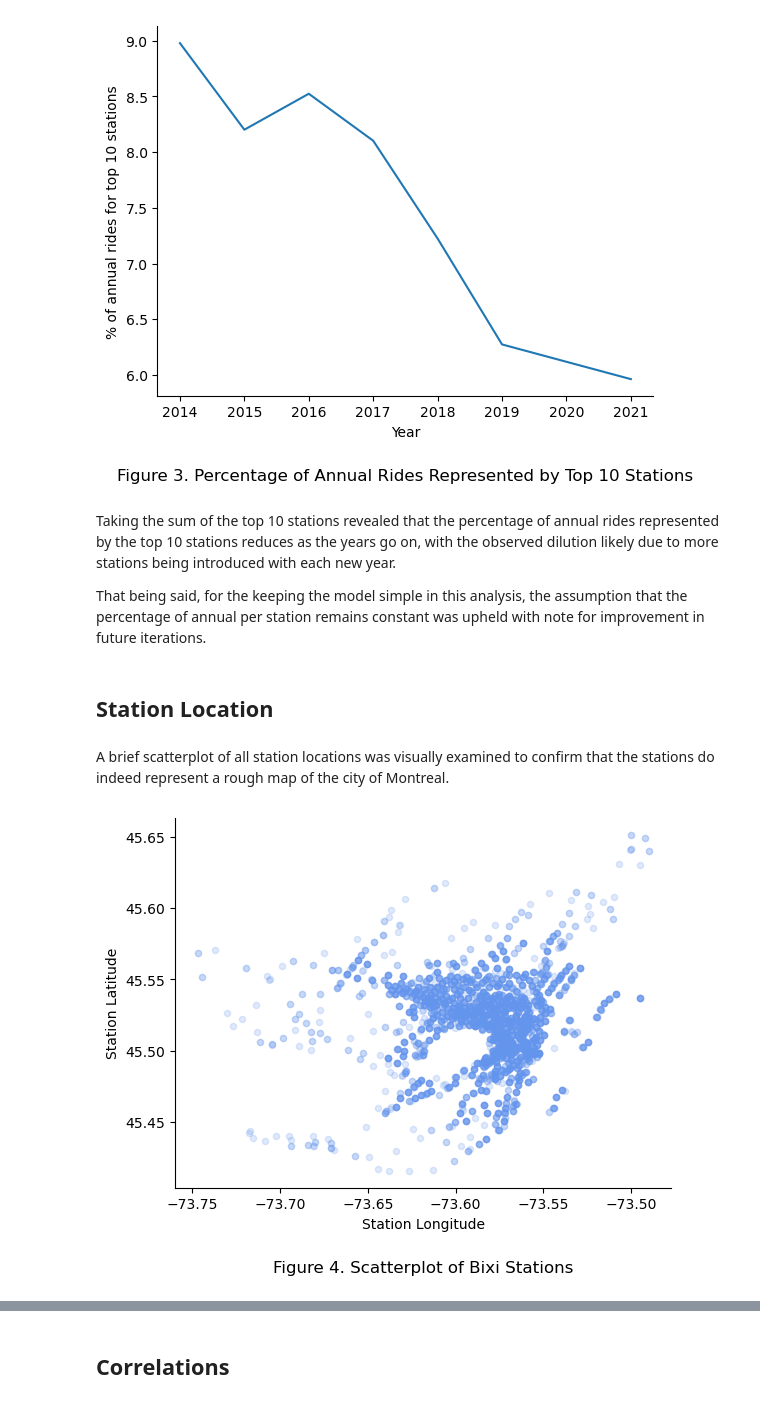
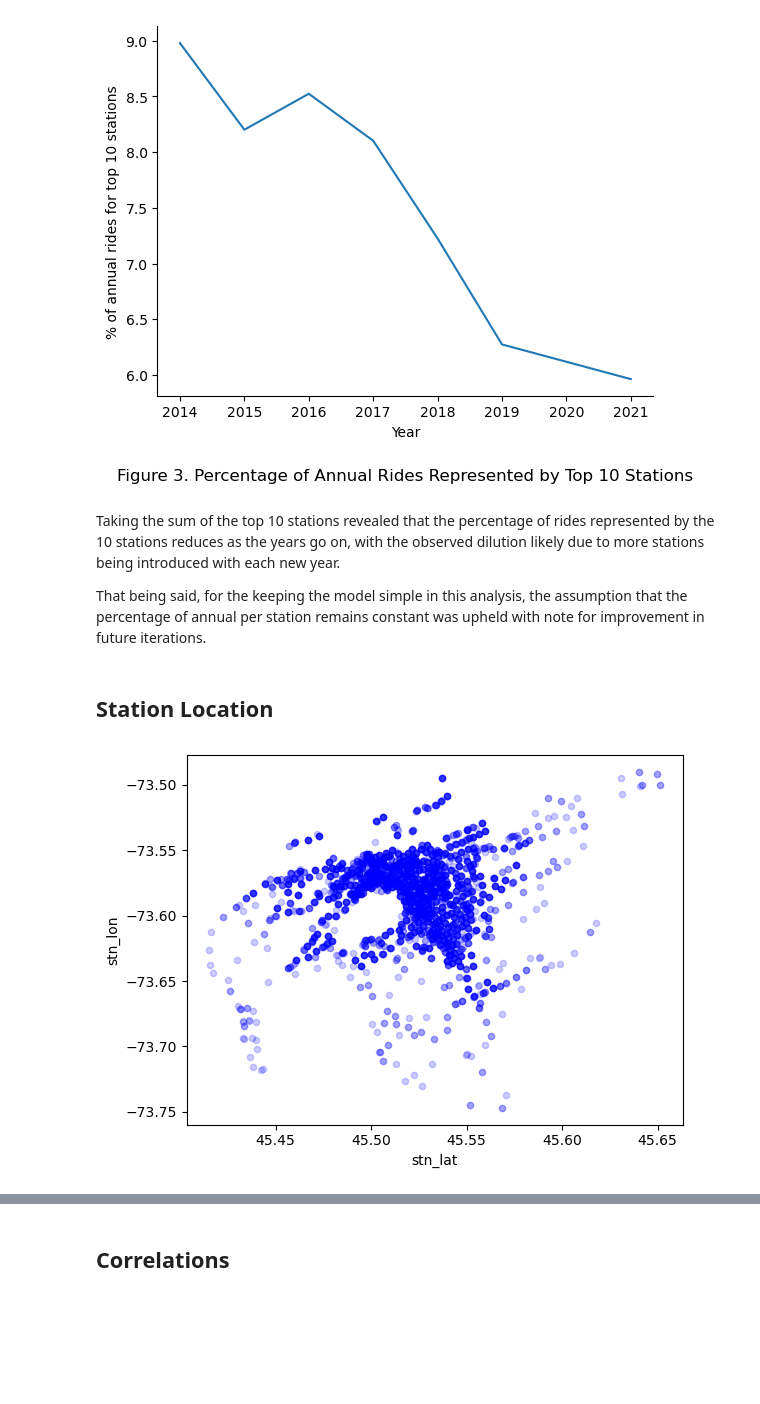
Before and after one commit to andrewyewcy/velocipede, a Jupyter notebook: 21_notebooks/030_modelling_with_location.ipynb, the cells around one changed output, grey strips where cells are left out. Cells and saved outputs as stored; diff of their text form; code cells hidden in the pictures; blank space fills up the shorter version.

```diff
--- a/21_notebooks/030_modelling_with_location.ipynb
+++ b/21_notebooks/030_modelling_with_location.ipynb
@@ -213,0 +141,2 @@ df.to_csv(f"../12_processed_data/{time.strftime('%Y%m%d-%H%M')}_rides_per_statio
+# %%
+df = pd.read_csv("../12_processed_data/20231003-1926_rides_per_station_per_year.csv", index_col = 0)
@@ -401,29 +316,24 @@ plt.show()
 # %% [output]
 [figure]
 # %% [markdown]
-Taking the sum of the top 10 stations revealed that the percentage of annual rides represented by the top 10 stations reduces as the years go on, with the observed dilution likely due to more stations being introduced with each new year.
+Taking the sum of the top 10 stations revealed that the percentage of rides represented by the 10 stations reduces as the years go on, with the observed dilution likely due to more stations being introduced with each new year.
 
 That being said, for the keeping the model simple in this analysis, the assumption that the percentage of annual per station remains constant was upheld with note for improvement in future iterations.
 # %% [markdown]
 ## Station Location
-# %% [markdown]
-A brief scatterplot of all station locations was visually examined to confirm that the stations do indeed represent a rough map of the city of Montreal.
 # %%
-# Create scatter plot of station location
 df.plot(
     kind = "scatter",
-    y = "stn_lat",
-    x = "stn_lon",
-    c = "cornflowerblue",
+    x = "stn_lat",
+    y = "stn_lon",
+    c = "blue",
+    # c = df["rides"],
+    # cmap = "PuRd",
+    # colorbar = True,
     alpha = 0.2
 )
 
-# tidy up chart
-plt.xlabel(f"Station Longitude")
-plt.ylabel(f"Station Latitude")
-plt.title(f"Figure 4. Scatterplot of Bixi Stations", y = -0.25)
-sns.despine()
 plt.show()
 # %% [output]
-[figure, old version]
+[figure, new version]
 # %% [markdown]
```
Also changed, not shown: parts of 125 cells of this notebook, 27 other files.
